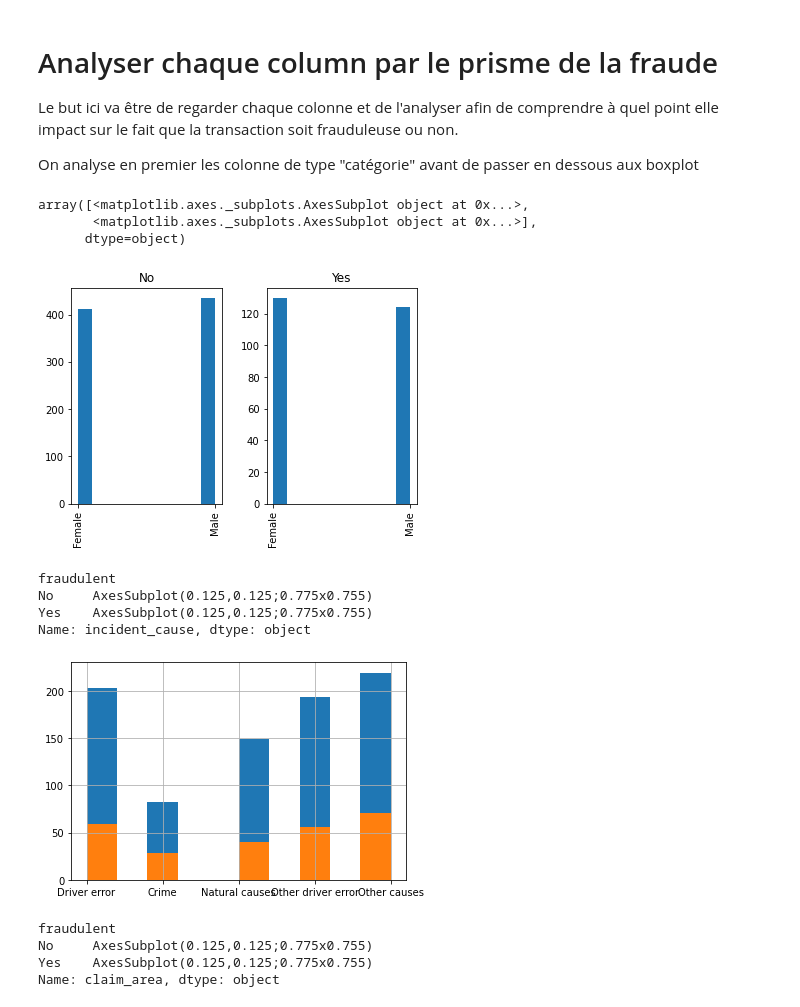
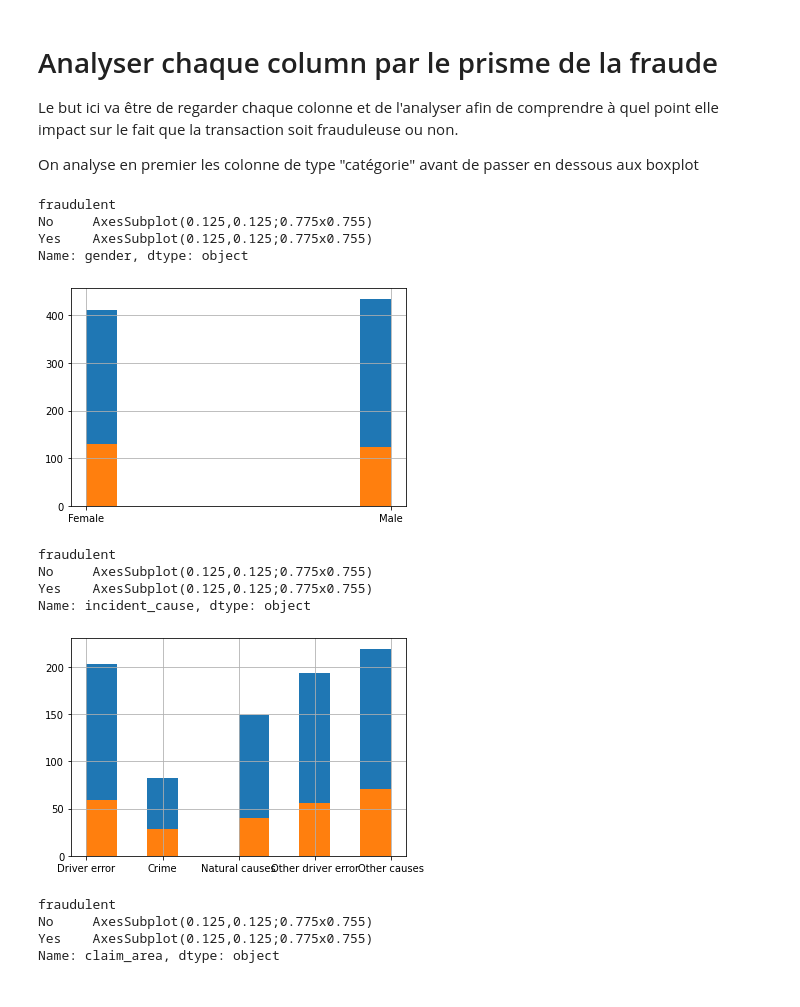
Before and after one commit to MaxGomas/mlanalyse, a Jupyter notebook: main-python.ipynb, the cells around one changed output. Saved outputs shown, nothing was run; the diff lists cells and outputs as text; code cells hidden in the pictures.

```diff
--- a/main-python.ipynb
+++ b/main-python.ipynb
@@ -15,11 +15,15 @@ import pandas as pd
 
 # load the training dataset
 data = pd.read_csv('data/Data_Projet_1.csv')
-data['gender'].astype('category')
-data['incident_cause'].astype('category')
-data['claim_area'].astype('category')
-data['fraudulent'].astype('category')
-data['claim_area'].astype('category')
-data.head()
+data['gender'] = data['gender'].astype('category')
+data['incident_cause'] = data['incident_cause'].astype('category')
+data['claim_area'] = data['claim_area'].astype('category')
+data['fraudulent'] = data['fraudulent'].astype('category')
+data['claim_area'] = data['claim_area'].astype('category')
+data['total_policy_claims'] = data['total_policy_claims'].astype('category')
+data['police_report'] = data['police_report'].astype('category')
+data['claim_type'] = data['claim_type'].astype('category')
+sample = data.sample(10)
+sample
 # %% [output]
 |  | claim_id | customer_id | age | gender | incident_cause | days_to_incident | claim_area | police_report | ... |
@@ -76,12 +86,13 @@ Le but ici va être de regarder chaque colonne et de l'analyser afin de comprend
 On analyse en premier les colonne de type "catégorie" avant de passer en dessous aux boxplot
 # %%
 #Starting with gender
-data['gender'].hist(by=data['fraudulent'])
+data.groupby('fraudulent').gender.hist(stacked=True)
 # %% [output]
-array([<matplotlib.axes._subplots.AxesSubplot object at 0x...>,
-       <matplotlib.axes._subplots.AxesSubplot object at 0x...>],
-      dtype=object)
+fraudulent
+No     AxesSubplot(0.125,0.125;0.775x0.755)
+Yes    AxesSubplot(0.125,0.125;0.775x0.755)
+Name: gender, dtype: object
-[figure, old version]
+[figure, new version]
 # %%
 data.groupby('fraudulent').incident_cause.hist(stacked=True)
 # %% [output]
@@ -89,7 +100,7 @@ fraudulent
 No     AxesSubplot(0.125,0.125;0.775x0.755)
 Yes    AxesSubplot(0.125,0.125;0.775x0.755)
 Name: incident_cause, dtype: object
-[figure, old version]
+[figure, new version]
 # %%
 data.groupby('fraudulent').claim_area.hist(stacked=True)
 # %% [output]
```
Also changed, not shown: parts of 15 cells of this notebook.
